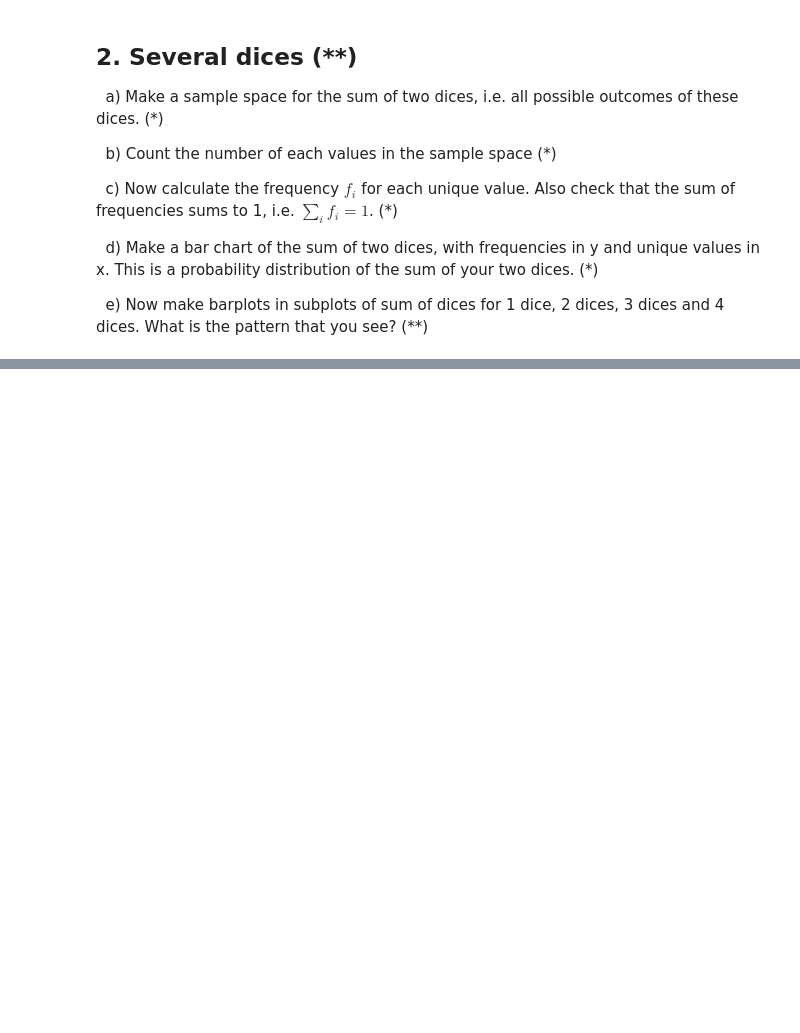
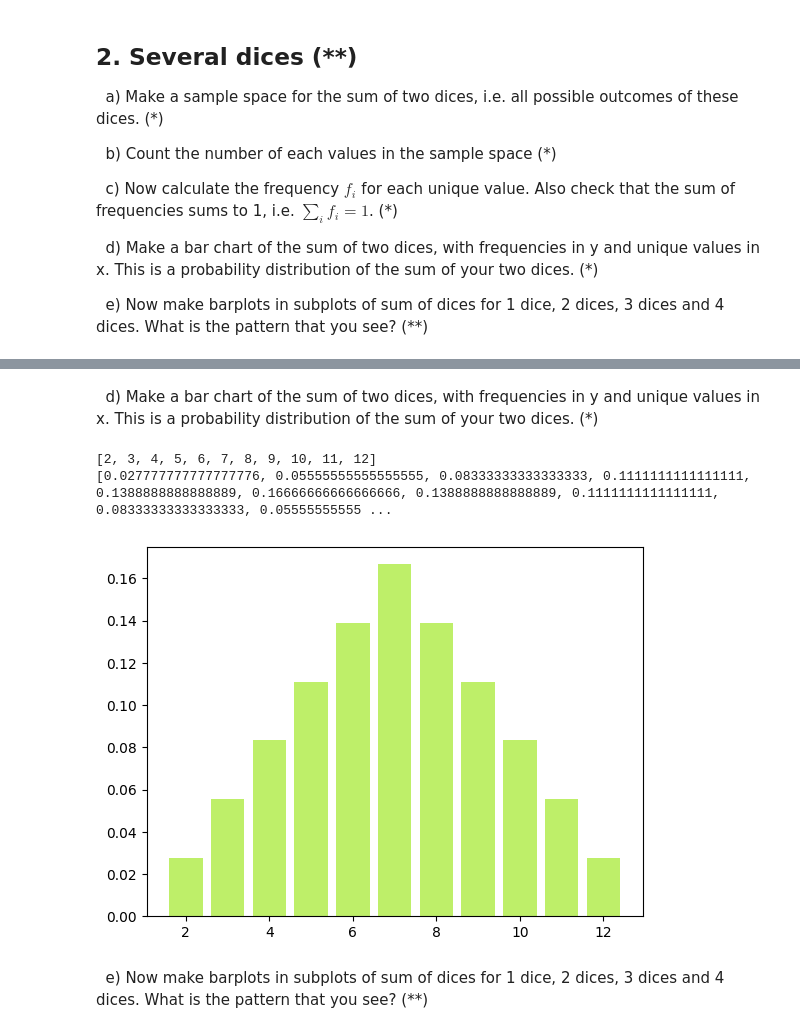
Before and after one commit to Andreas-Svensson/python, a Jupyter notebook: Exercises/E10-numpy.ipynb, the cells around one changed output, grey strips where cells are left out. Cells and saved outputs as stored; diff of their text form; code cells hidden in the pictures; blank space fills up the shorter version.

```diff
--- a/Exercises/E10-numpy.ipynb
+++ b/Exercises/E10-numpy.ipynb
@@ -66,0 +86,12 @@ Theoretical mean: 3.5
+# %%
+import numpy as np
+
+dice1 = np.arange(1, 7)
+dice2 = np.arange(1, 7)
+dice3 = np.arange(1, 7)
+dice4 = np.arange(1, 7)
+
+dice2.shape= 6, 1
+
+print(dice1 + dice2)
+print((dice1 + dice2).sum())
@@ -66,0 +108,8 @@ Theoretical mean: 3.5
+# %%
+matrix = dice1 + dice2
+count = {i: np.count_nonzero(matrix == i) for i in range(matrix.min(), matrix.max() + 1)}
+sum_values = 0
+
+for key, value in count.items():
+    print(f"{key}s: {value}")
+    sum_values += value
@@ -66,0 +130,12 @@ Theoretical mean: 3.5
+# %%
+print(f"Sum of all values is: {sum_values}")
+values = []
+frequencies = []
+#test_calculation_odds = 0
+
+for key, value in count.items():
+    print(f"Frequency of {key}s: {value / sum_values:.3f}")
+    values.append(key)
+    frequencies.append(value / sum_values)
+    #test_calculation_odds += value / sum_values
+#print(test_calculation_odds)
@@ -67 +155,17 @@ Theoretical mean: 3.5
+# %% [markdown]
+&nbsp; d) Make a bar chart of the sum of two dices, with frequencies in y and unique values in x. This is a probability distribution of the sum of your two dices. (*)
+# %%
+import matplotlib.pyplot as plt
+
+for i in range(len(values)):
+    plt.bar(values, frequencies, color = "#BEEF69")
+
+print(values)
+print(frequencies)
+# %% [output]
+[2, 3, 4, 5, 6, 7, 8, 9, 10, 11, 12]
+[0.027777777777777776, 0.05555555555555555, 0.08333333333333333, 0.1111111111111111, 0.1388888888888889, 0.16666666666666666, 0.1388888888888889, 0.1111111111111111, 0.08333333333333333, 0.05555555555 ...
+[figure, added]
+# %% [markdown]
+&nbsp; e) Now make barplots in subplots of sum of dices for 1 dice, 2 dices, 3 dices and 4 dices. What is the pattern that you see? (**)
 # %%
```
Also changed, not shown: parts of 10 cells of this notebook.
